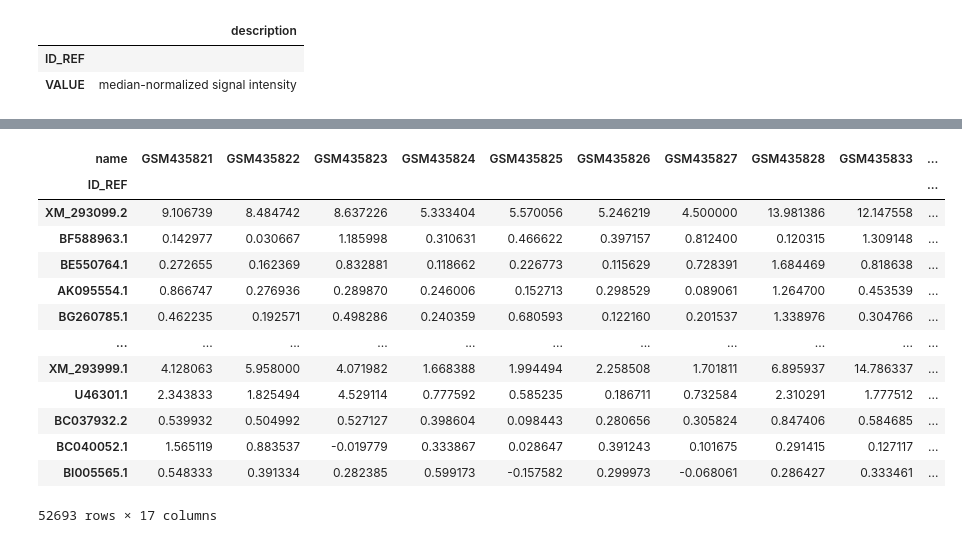
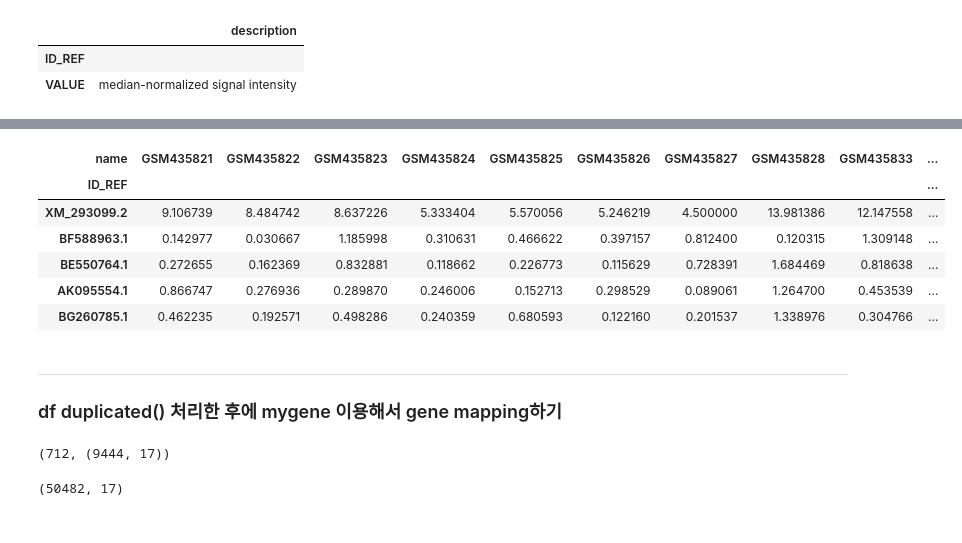
Before and after one commit to hmkim/ncbi-geo, a Jupyter notebook: GSE24807-GEOparse.ipynb, the cells around one changed output, grey strips where cells are left out. Drawn from its saved outputs; the diff is of its cells as text; code cells hidden in the pictures.

```diff
--- a/GSE24807-GEOparse.ipynb
+++ b/GSE24807-GEOparse.ipynb
@@ -111,19 +116,16 @@ df.index =df.index.map(GB_LIST_DICT)
 # %%
 indice = df.index[~df.index.isna()]
 # %%
-df.loc[indice]
+df = df.loc[indice]
+df.head()
 # %% [output]
 | name | GSM435821 | GSM435822 | GSM435823 | GSM435824 | GSM435825 | GSM435826 | GSM435827 | GSM435828 | GSM435833 | ... |
 | ID_REF |  |  |  |  |  |  |  |  |  | ... |
 | XM_293099.2 | 9.106739 | 8.484742 | 8.637226 | 5.333404 | 5.570056 | 5.246219 | 4.500000 | 13.981386 | 12.147558 | ... |
 | BF588963.1 | 0.142977 | 0.030667 | 1.185998 | 0.310631 | 0.466622 | 0.397157 | 0.812400 | 0.120315 | 1.309148 | ... |
 | BE550764.1 | 0.272655 | 0.162369 | 0.832881 | 0.118662 | 0.226773 | 0.115629 | 0.728391 | 1.684469 | 0.818638 | ... |
 | AK095554.1 | 0.866747 | 0.276936 | 0.289870 | 0.246006 | 0.152713 | 0.298529 | 0.089061 | 1.264700 | 0.453539 | ... |
 | BG260785.1 | 0.462235 | 0.192571 | 0.498286 | 0.240359 | 0.680593 | 0.122160 | 0.201537 | 1.338976 | 0.304766 | ... |
-| ... | ... | ... | ... | ... | ... | ... | ... | ... | ... | ... |
-| XM_293999.1 | 4.128063 | 5.958000 | 4.071982 | 1.668388 | 1.994494 | 2.258508 | 1.701811 | 6.895937 | 14.786337 | ... |
-| U46301.1 | 2.343833 | 1.825494 | 4.529114 | 0.777592 | 0.585235 | 0.186711 | 0.732584 | 2.310291 | 1.777512 | ... |
-| BC037932.2 | 0.539932 | 0.504992 | 0.527127 | 0.398604 | 0.098443 | 0.280656 | 0.305824 | 0.847406 | 0.584685 | ... |
-| BC040052.1 | 1.565119 | 0.883537 | -0.019779 | 0.333867 | 0.028647 | 0.391243 | 0.101675 | 0.291415 | 0.127117 | ... |
-| BI005565.1 | 0.548333 | 0.391334 | 0.282385 | 0.599173 | -0.157582 | 0.299973 | -0.068061 | 0.286427 | 0.333461 | ... |
-52693 rows × 17 columns
+# %% [markdown]
+---
+### df duplicated() 처리한 후에 mygene 이용해서 gene mapping하기
@@ -129,0 +134,10 @@ df.loc[indice]
+# %%
+dup_df = df.loc[df[df.index.duplicated()].index]  ## 어떤 row를 살릴지 데이터 살펴보고 결정.
+len(dup_df.index.unique()), dup_df.shape
+# %% [output]
+(712, (9444, 17))
+# %%
+df_nodup = df.groupby(df.index).mean()
+df_nodup.shape
+# %% [output]
+(50482, 17)
```
Also changed, not shown: parts of 8 cells of this notebook, 1 other file.
